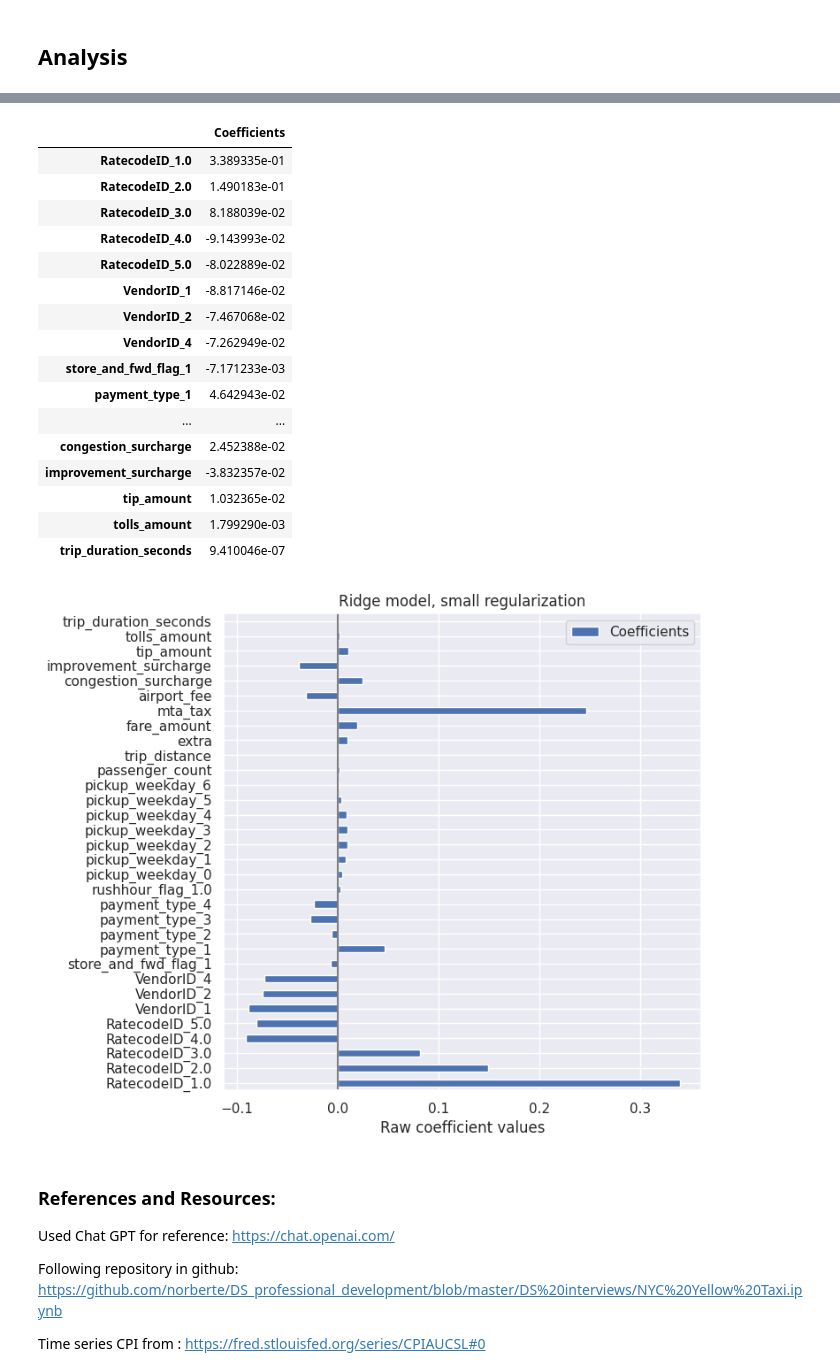
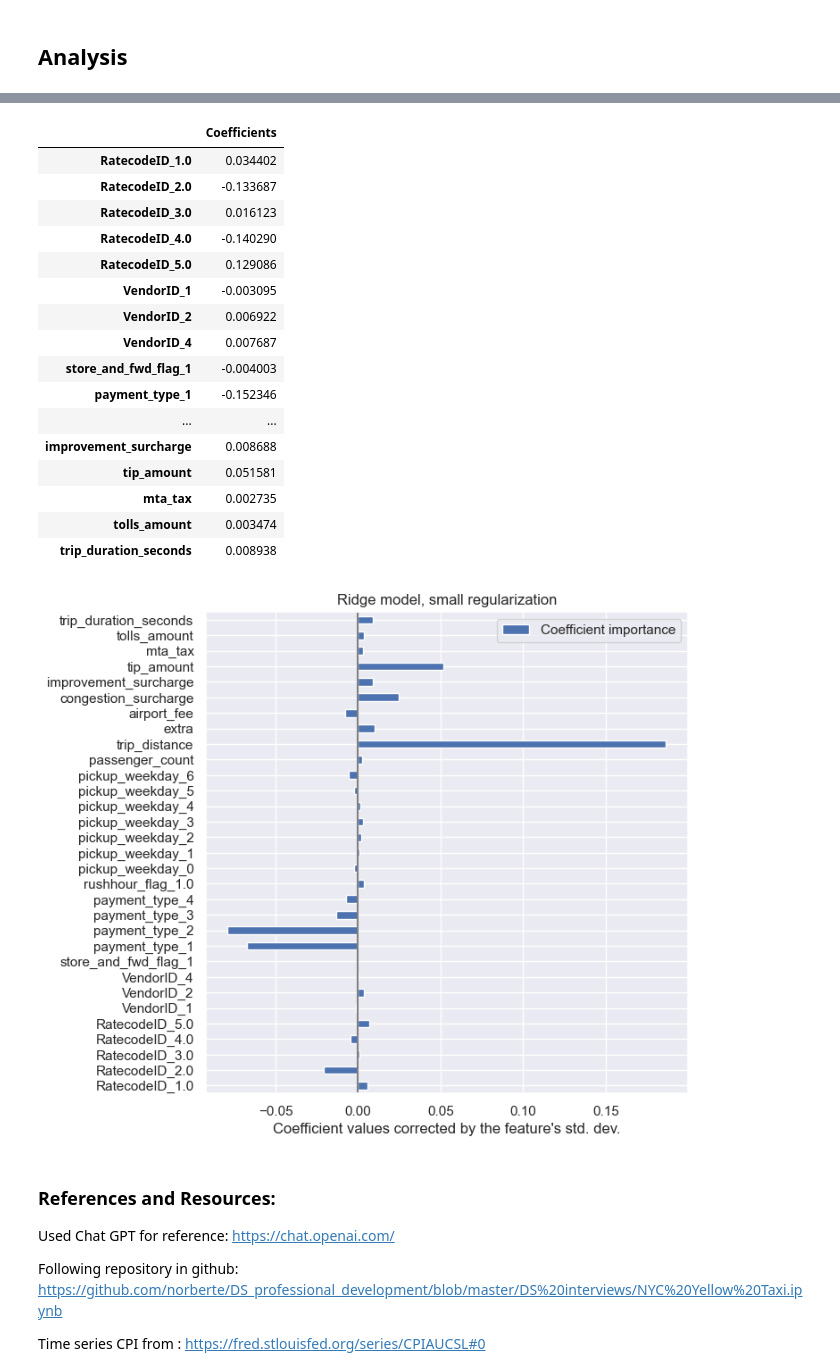
Before and after one commit to BenjaminDupre/taxi_data_task, a Jupyter notebook: taxi_data.ipynb, the cells around one changed output, grey strips where cells are left out. Cells and saved outputs as stored; diff of their text form; code cells hidden in the pictures.

```diff
--- a/taxi_data.ipynb
+++ b/taxi_data.ipynb
@@ -631,29 +636,31 @@ Coefficient of determination: 0.89
 # %%
 from sklearn.compose import make_column_transformer
 from sklearn.preprocessing import OneHotEncoder
+from sklearn.preprocessing import StandardScaler
 
 
 an_ny = df_ny[["RatecodeID", "VendorID", "store_and_fwd_flag",
-              'passenger_count', 'trip_distance', 'extra','fare_amount','mta_tax','airport_fee','congestion_surcharge',
+              'passenger_count', 'trip_distance', 'extra','mta_tax','airport_fee','congestion_surcharge',
                      'improvement_surcharge','tip_amount', 'tolls_amount',  'trip_duration_seconds',
                        'total_amount_ADJ', "payment_type", "rushhour_flag", "pickup_weekday"]] # droppping date format variables
 X = an_ny.drop(columns=['total_amount_ADJ'])  # Exclude 'total_amount_ADJ' column
 y = an_ny['total_amount_ADJ']  # Target variable
 
 X_train, X_test, y_train, y_test = train_test_split(X, y, random_state=42)
-
+# remove fare amount cause its highly correlated.
 categorical_columns = ["RatecodeID", "VendorID", "store_and_fwd_flag", "payment_type", "rushhour_flag", "pickup_weekday"]
-numerical_columns = ['passenger_count', 'trip_distance', 'extra','fare_amount','mta_tax','airport_fee','congestion_surcharge',
-                     'improvement_surcharge','tip_amount', 'tolls_amount', 'trip_duration_seconds']
+numerical_columns = ['passenger_count', 'trip_distance', 'extra','airport_fee','congestion_surcharge',
+                     'improvement_surcharge','tip_amount', 'mta_tax','tolls_amount', 'trip_duration_seconds']
 
 # Specify categories for OneHotEncoder
 #categories = [X[c].unique() for c in categorical_columns]
 
 preprocessor = make_column_transformer(
     (OneHotEncoder(drop="if_binary"), categorical_columns),
-    remainder="passthrough",
-    verbose_feature_names_out=False,  # avoid to prepend the preprocessor names
-) # avoid to prepend the preprocessor names
+    (StandardScaler(), numerical_columns),
+    #remainder="passthrough",
+    verbose_feature_names_out=False,
+)
 
 
 from sklearn.compose import TransformedTargetRegressor
@@ -719,30 +729,38 @@ coefs = pd.DataFrame(
 coefs
 # %% [output]
 |  | Coefficients |
-| RatecodeID_1.0 | 3.389335e-01 |
-| RatecodeID_2.0 | 1.490183e-01 |
-| RatecodeID_3.0 | 8.188039e-02 |
-| RatecodeID_4.0 | -9.143993e-02 |
-| RatecodeID_5.0 | -8.022889e-02 |
-| VendorID_1 | -8.817146e-02 |
-| VendorID_2 | -7.467068e-02 |
-| VendorID_4 | -7.262949e-02 |
-| store_and_fwd_flag_1 | -7.171233e-03 |
-| payment_type_1 | 4.642943e-02 |
+| RatecodeID_1.0 | 0.034402 |
+| RatecodeID_2.0 | -0.133687 |
+| RatecodeID_3.0 | 0.016123 |
+| RatecodeID_4.0 | -0.140290 |
+| RatecodeID_5.0 | 0.129086 |
+| VendorID_1 | -0.003095 |
+| VendorID_2 | 0.006922 |
+| VendorID_4 | 0.007687 |
+| store_and_fwd_flag_1 | -0.004003 |
+| payment_type_1 | -0.152346 |
 | ... | ... |
-| congestion_surcharge | 2.452388e-02 |
-| improvement_surcharge | -3.832357e-02 |
-| tip_amount | 1.032365e-02 |
-| tolls_amount | 1.799290e-03 |
-| trip_duration_seconds | 9.410046e-07 |
+| improvement_surcharge | 0.008688 |
+| tip_amount | 0.051581 |
+| mta_tax | 0.002735 |
+| tolls_amount | 0.003474 |
+| trip_duration_seconds | 0.008938 |
 # %%
-coefs.plot.barh(figsize=(9, 7))
+X_train_preprocessed = pd.DataFrame(
+    model[:-1].transform(X_train), columns=feature_names
+)
+coefs = pd.DataFrame(
+    model[-1].regressor_.coef_ * X_train_preprocessed.std(axis=0),
+    columns=["Coefficient importance"],
+    index=feature_names,
+)
+coefs.plot(kind="barh", figsize=(9, 7))
+plt.xlabel("Coefficient values corrected by the feature's std. dev.")
 plt.title("Ridge model, small regularization")
 plt.axvline(x=0, color=".5")
-plt.xlabel("Raw coefficient values")
 plt.subplots_adjust(left=0.3)
 # %% [output]
-[figure, old version]
+[figure, new version]
 # %% [markdown]
 ### References and Resources:
 
```
Also changed, not shown: parts of 19 cells of this notebook.
